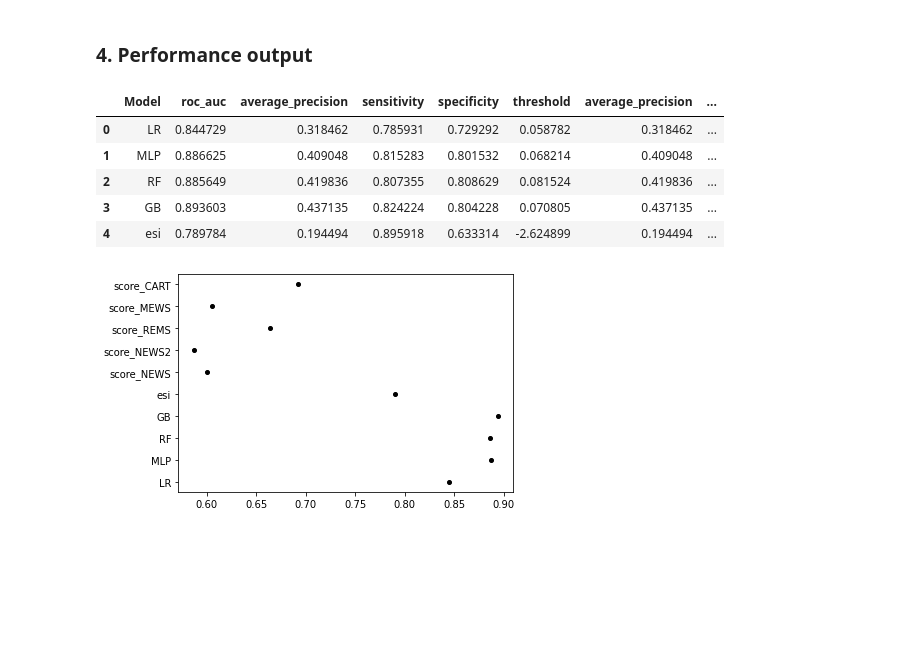
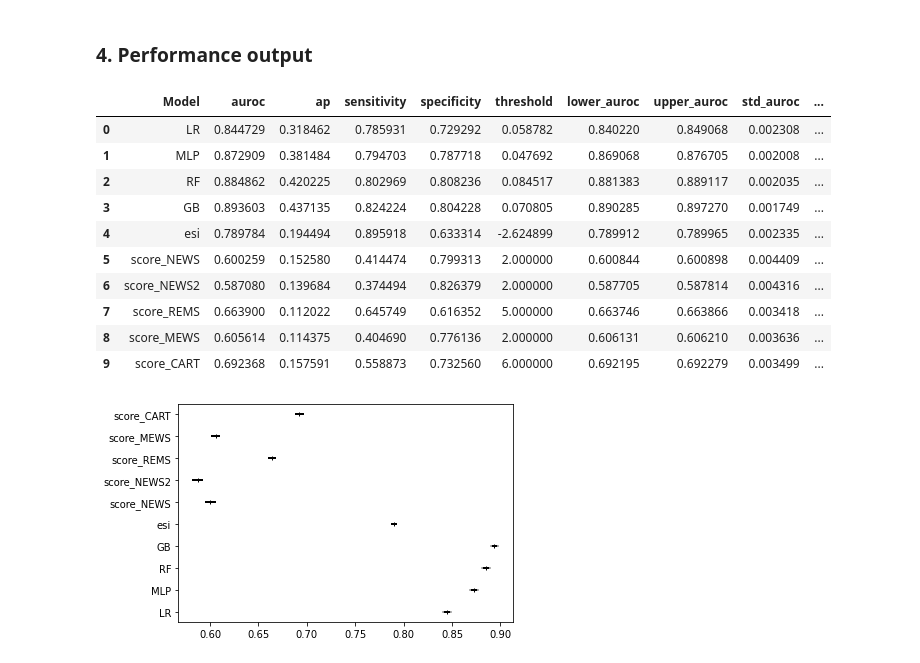
Before and after one commit to nliulab/mimic4ed-benchmark, a Jupyter notebook: Benchmark_scripts/Model_critical_triage.ipynb, the cells around one changed output. Drawn from its saved outputs; the diff is of its cells as text; code cells hidden in the pictures; blank space fills up the shorter version.

```diff
--- a/Benchmark_scripts/Model_critical_triage.ipynb
+++ b/Benchmark_scripts/Model_critical_triage.ipynb
@@ -323,21 +325,26 @@ No handles with labels found to put in legend.
 ### 4. Performance output
 # %%
 #result_df = pd.read_csv(os.path.join(path, 'result_critical_triage.csv'))
-result_df = pd.DataFrame(result_list, columns=['Model', 'roc_auc', 'average_precision', 'sensitivity', 'specificity', 'threshold', 'average_precision', 'lower_auroc', 'upper_auroc', 'lower_ap', 'upper_ap', 'lower_sensitivity', 'upper_sensitivity', 'lower_specificity', 'upper_specificity', 'runtime'])
+result_df = pd.DataFrame(result_list, columns=['Model', 'auroc', 'ap', 'sensitivity', 'specificity', 'threshold', 'lower_auroc', 'upper_auroc', 'std_auroc', 'lower_ap', 'upper_ap', 'std_ap', 'lower_sensitivity', 'upper_sensitivity', 'std_sensitivity', 'lower_specificity', 'upper_specificity', 'std_specificity', 'runtime'])
 result_df.to_csv(os.path.join(path, 'result_critical_triage.csv'), index=False)
-result_df.head()
+result_df
 # %% [output]
-|  | Model | roc_auc | average_precision | sensitivity | specificity | threshold | average_precision | ... |
-| 0 | LR | 0.844729 | 0.318462 | 0.785931 | 0.729292 | 0.058782 | 0.318462 | ... |
-| 1 | MLP | 0.886625 | 0.409048 | 0.815283 | 0.801532 | 0.068214 | 0.409048 | ... |
-| 2 | RF | 0.885649 | 0.419836 | 0.807355 | 0.808629 | 0.081524 | 0.419836 | ... |
-| 3 | GB | 0.893603 | 0.437135 | 0.824224 | 0.804228 | 0.070805 | 0.437135 | ... |
-| 4 | esi | 0.789784 | 0.194494 | 0.895918 | 0.633314 | -2.624899 | 0.194494 | ... |
+|  | Model | auroc | ap | sensitivity | specificity | threshold | lower_auroc | upper_auroc | std_auroc | ... |
+| 0 | LR | 0.844729 | 0.318462 | 0.785931 | 0.729292 | 0.058782 | 0.840220 | 0.849068 | 0.002308 | ... |
+| 1 | MLP | 0.872909 | 0.381484 | 0.794703 | 0.787718 | 0.047692 | 0.869068 | 0.876705 | 0.002008 | ... |
+| 2 | RF | 0.884862 | 0.420225 | 0.802969 | 0.808236 | 0.084517 | 0.881383 | 0.889117 | 0.002035 | ... |
+| 3 | GB | 0.893603 | 0.437135 | 0.824224 | 0.804228 | 0.070805 | 0.890285 | 0.897270 | 0.001749 | ... |
+| 4 | esi | 0.789784 | 0.194494 | 0.895918 | 0.633314 | -2.624899 | 0.789912 | 0.789965 | 0.002335 | ... |
+| 5 | score_NEWS | 0.600259 | 0.152580 | 0.414474 | 0.799313 | 2.000000 | 0.600844 | 0.600898 | 0.004409 | ... |
+| 6 | score_NEWS2 | 0.587080 | 0.139684 | 0.374494 | 0.826379 | 2.000000 | 0.587705 | 0.587814 | 0.004316 | ... |
+| 7 | score_REMS | 0.663900 | 0.112022 | 0.645749 | 0.616352 | 5.000000 | 0.663746 | 0.663866 | 0.003418 | ... |
+| 8 | score_MEWS | 0.605614 | 0.114375 | 0.404690 | 0.776136 | 2.000000 | 0.606131 | 0.606210 | 0.003636 | ... |
+| 9 | score_CART | 0.692368 | 0.157591 | 0.558873 | 0.732560 | 6.000000 | 0.692195 | 0.692279 | 0.003499 | ... |
 # %%
 from helpers import plot_confidence_interval
-plot_confidence_interval(result_df)
+plot_confidence_interval(result_df, metric='auroc', ci=confidence_interval)
 # %% [output]
-[figure, old version]
+[figure, new version]
 # %%
 importance_df = pd.DataFrame(zip(variable, importances), columns=['Variable','Importance'])
 importance_df.to_csv(os.path.join(path, 'importances_critical_triage.csv'))
```
Also changed, not shown: parts of 12 cells of this notebook, 3 other files.
